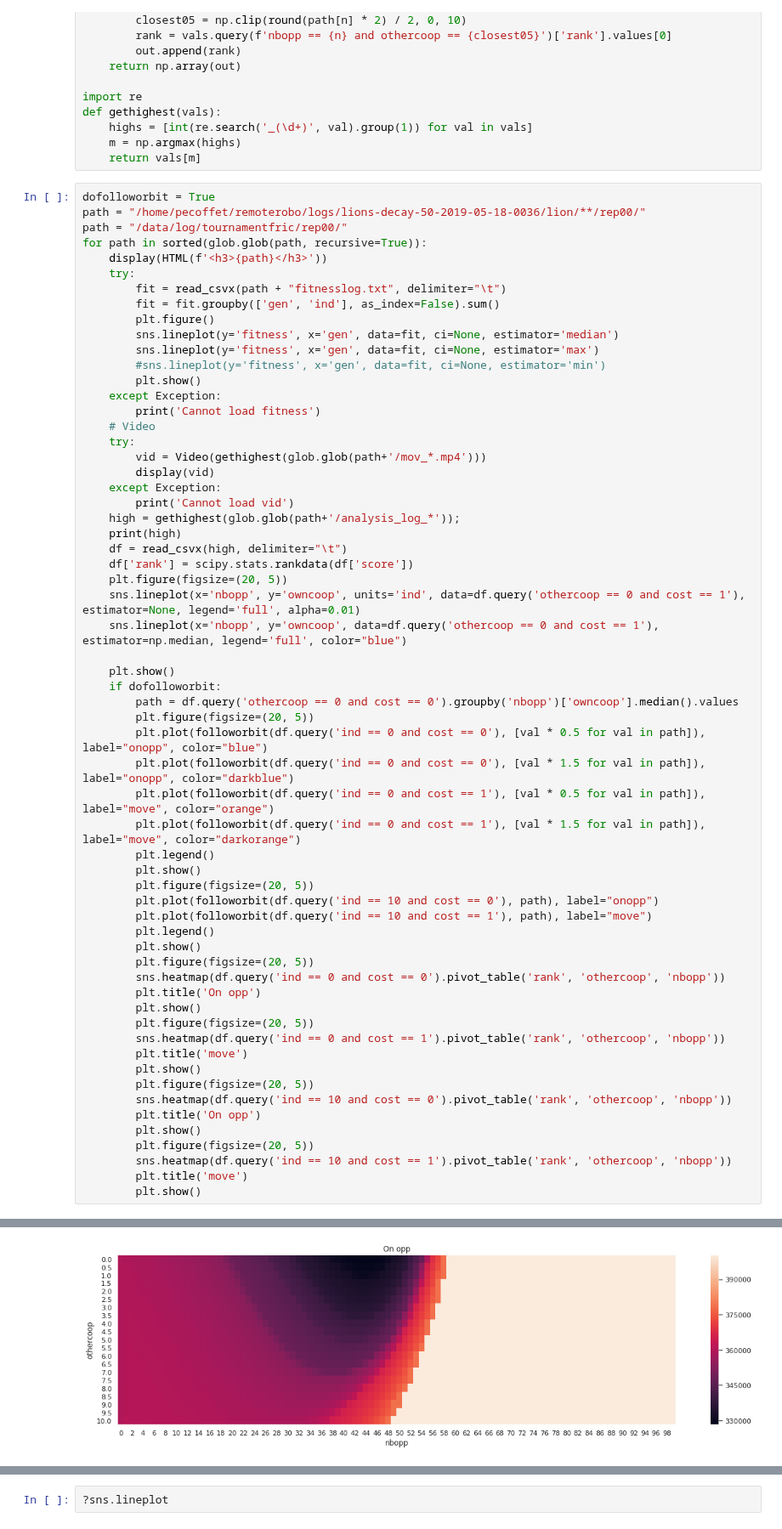
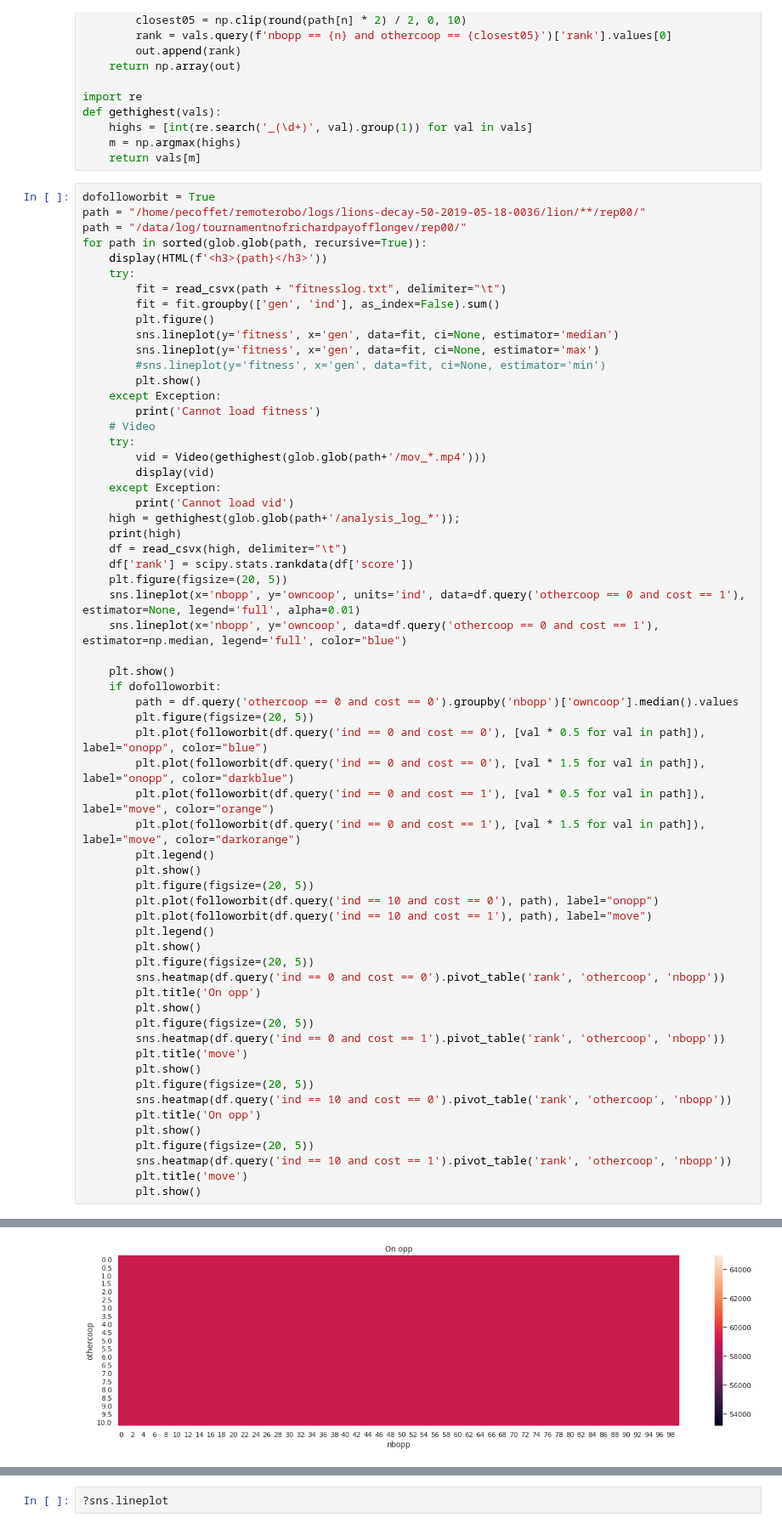
Before and after one commit to PaulEcoffet/roborobo3, a Jupyter notebook: roborobo3/notebooks/lions/fitness.ipynb, the cells around one changed output, grey strips where cells are left out. Shown at 85% size. Drawn from its saved outputs; the diff is of its cells as text.

```diff
--- a/roborobo3/notebooks/lions/fitness.ipynb
+++ b/roborobo3/notebooks/lions/fitness.ipynb
@@ -30,7 +30,7 @@ def gethighest(vals):
 # %%
 dofolloworbit = True
 path = "/home/pecoffet/remoterobo/logs/lions-decay-50-2019-05-18-0036/lion/**/rep00/"
-path = "/data/log/tournamentfric/rep00/"
+path = "/data/log/tournamentnofrichardpayofflongev/rep00/"
 for path in sorted(glob.glob(path, recursive=True)):
     display(HTML(f'<h3>{path}</h3>'))
     try:
@@ -101 +101 @@ Cannot load vid
-[figure, old version]
+[figure, new version]
```
Also changed, not shown: parts of 2 cells of this notebook.
